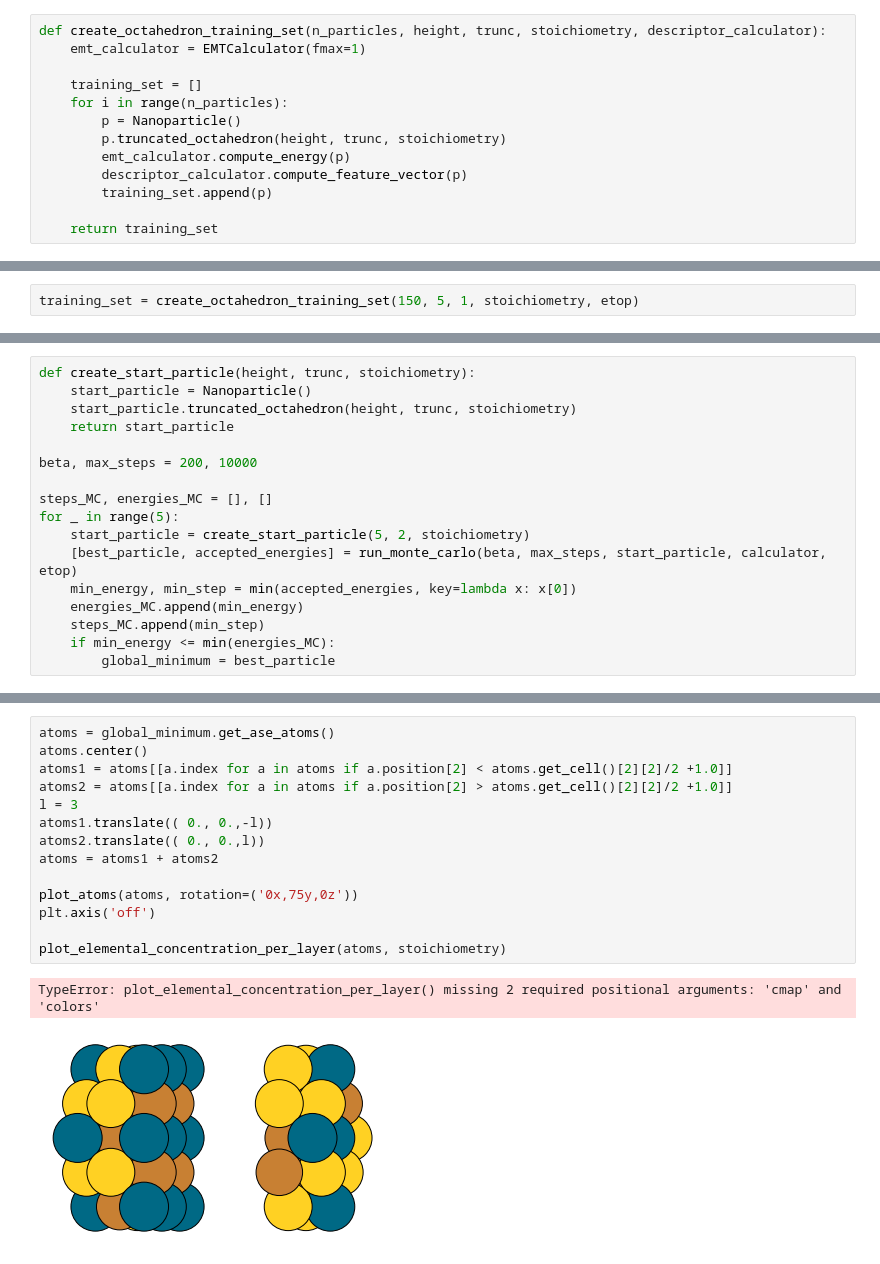
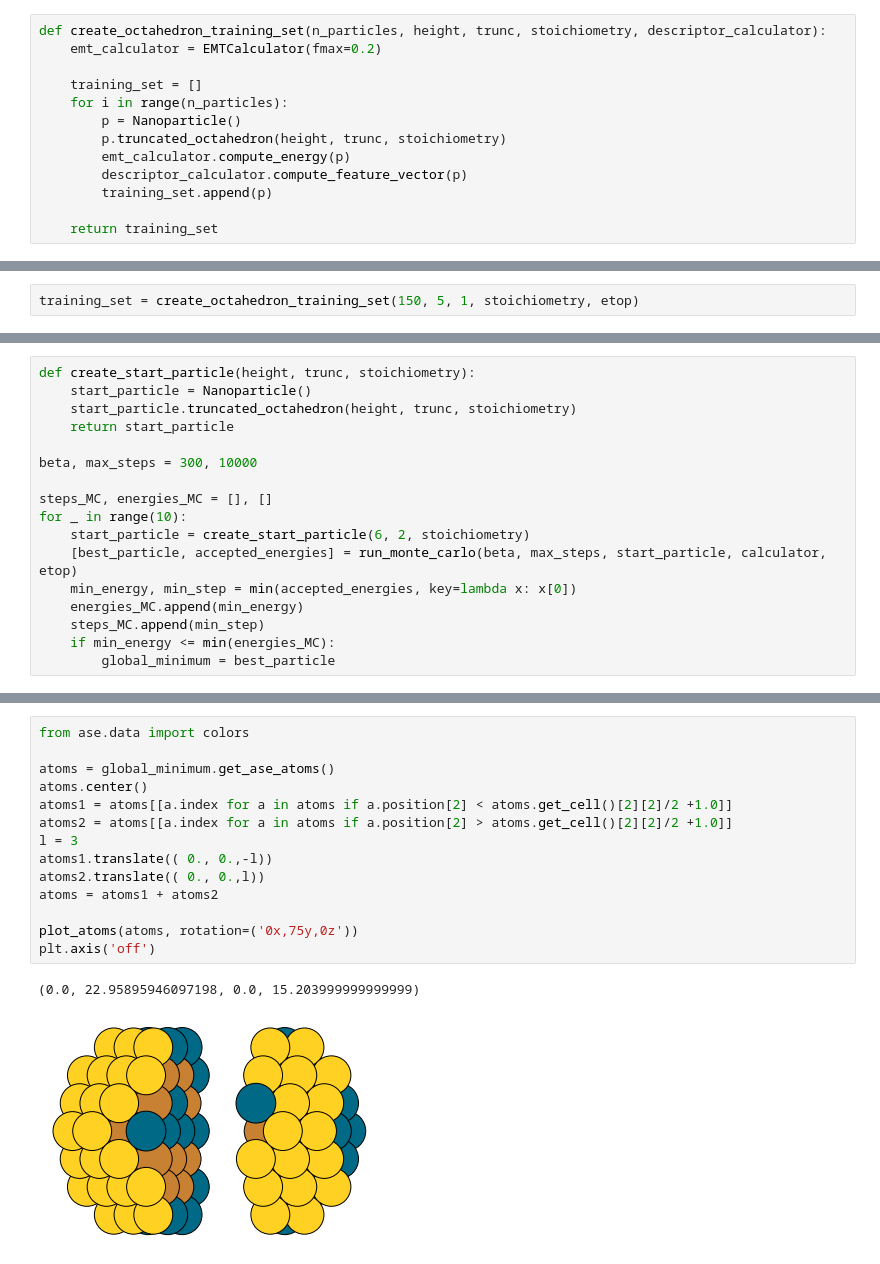
Before and after one commit to farrisric/npl, a Jupyter notebook: examples/multimemetal_optimization.ipynb, the cells around one changed output, grey strips where cells are left out. Saved outputs shown, nothing was run; the diff lists cells and outputs as text.

```diff
--- a/examples/multimemetal_optimization.ipynb
+++ b/examples/multimemetal_optimization.ipynb
@@ -9,7 +9,7 @@ from npl.utils.utils import plot_cummulative_success_rate, plot_learning_curves,
 from ase.visualize.plot import plot_atoms
 # %%
 def create_octahedron_training_set(n_particles, height, trunc, stoichiometry, descriptor_calculator):
-    emt_calculator = EMTCalculator(fmax=1)
+    emt_calculator = EMTCalculator(fmax=0.2)
 
     training_set = []
     for i in range(n_particles):
@@ -66,11 +66,11 @@ def create_start_particle(height, trunc, stoichiometry):
     start_particle.truncated_octahedron(height, trunc, stoichiometry)
     return start_particle
 
-beta, max_steps = 200, 10000
+beta, max_steps = 300, 10000
 
 steps_MC, energies_MC = [], []
-for _ in range(5):
-    start_particle = create_start_particle(5, 2, stoichiometry)
+for _ in range(10):
+    start_particle = create_start_particle(6, 2, stoichiometry)
     [best_particle, accepted_energies] = run_monte_carlo(beta, max_steps, start_particle, calculator, etop)
     min_energy, min_step = min(accepted_energies, key=lambda x: x[0])
     energies_MC.append(min_energy)
@@ -102,17 +102,17 @@ plot_cummulative_success_rate(energies_MC, steps_MC)
 # %%
+from ase.data import colors
+
 atoms = global_minimum.get_ase_atoms()
 atoms.center()
 atoms1 = atoms[[a.index for a in atoms if a.position[2] < atoms.get_cell()[2][2]/2 +1.0]]
 atoms2 = atoms[[a.index for a in atoms if a.position[2] > atoms.get_cell()[2][2]/2 +1.0]]
 l = 3
 atoms1.translate(( 0., 0.,-l))
 atoms2.translate(( 0., 0.,l))
 atoms = atoms1 + atoms2
 
 plot_atoms(atoms, rotation=('0x,75y,0z'))
 plt.axis('off')
-
-plot_elemental_concentration_per_layer(atoms, stoichiometry)
 # %% [output]
-TypeError: plot_elemental_concentration_per_layer() missing 2 required positional arguments: 'cmap' and 'colors'
+(0.0, 22.95895946097198, 0.0, 15.203999999999999)
-[figure, old version]
+[figure, new version]
```
Also changed, not shown: parts of 6 cells of this notebook, 3 other files.
